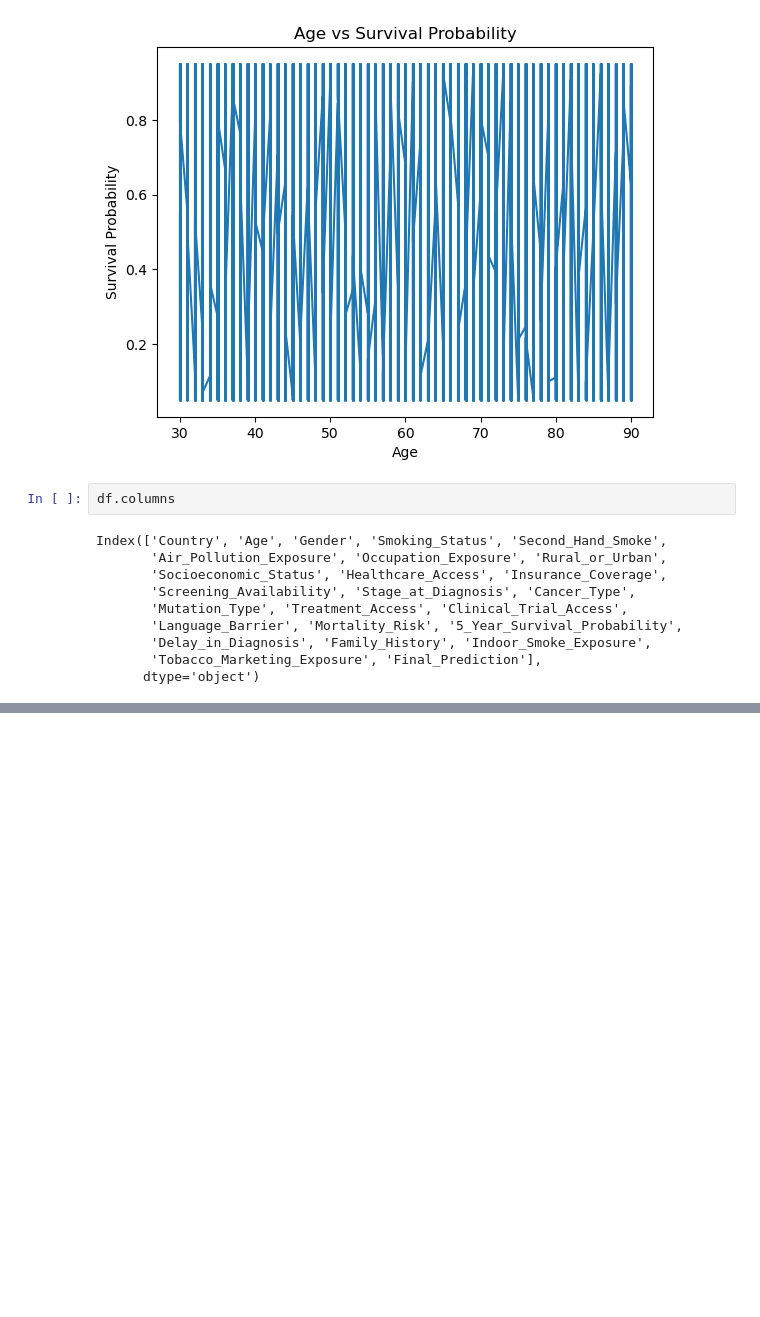
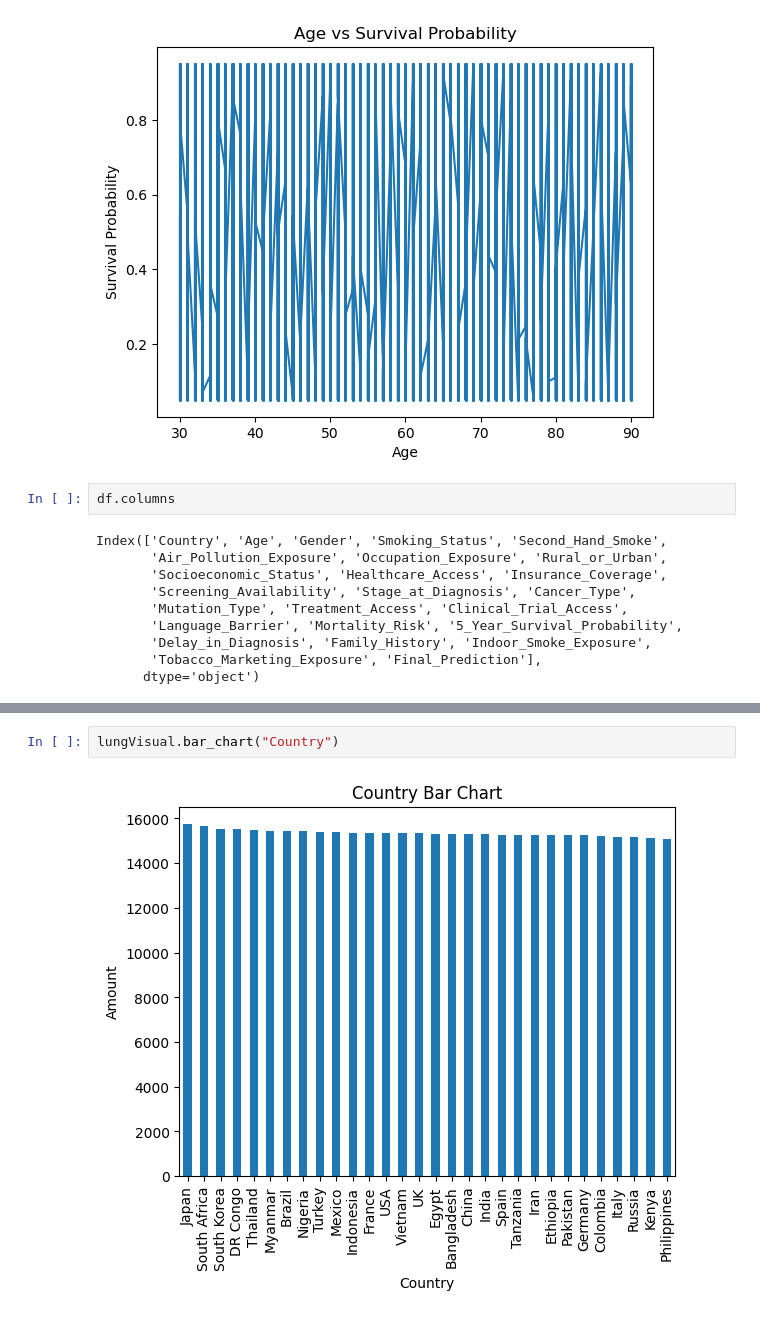
Before and after one commit to aaron-moler/DATA-601-Group-Project, a Jupyter notebook: lung_cancer_analysis.ipynb, the cells around one changed output, grey strips where cells are left out. Saved outputs shown, nothing was run; the diff lists cells and outputs as text; blank space fills up the shorter version.

```diff
--- a/lung_cancer_analysis.ipynb
+++ b/lung_cancer_analysis.ipynb
@@ -169,0 +231,4 @@ dtype: int64
+# %%
+lungVisual.bar_chart("Country")
+# %% [output]
+[figure, added]
```
Also changed, not shown: parts of 9 cells of this notebook, 3 other files.
